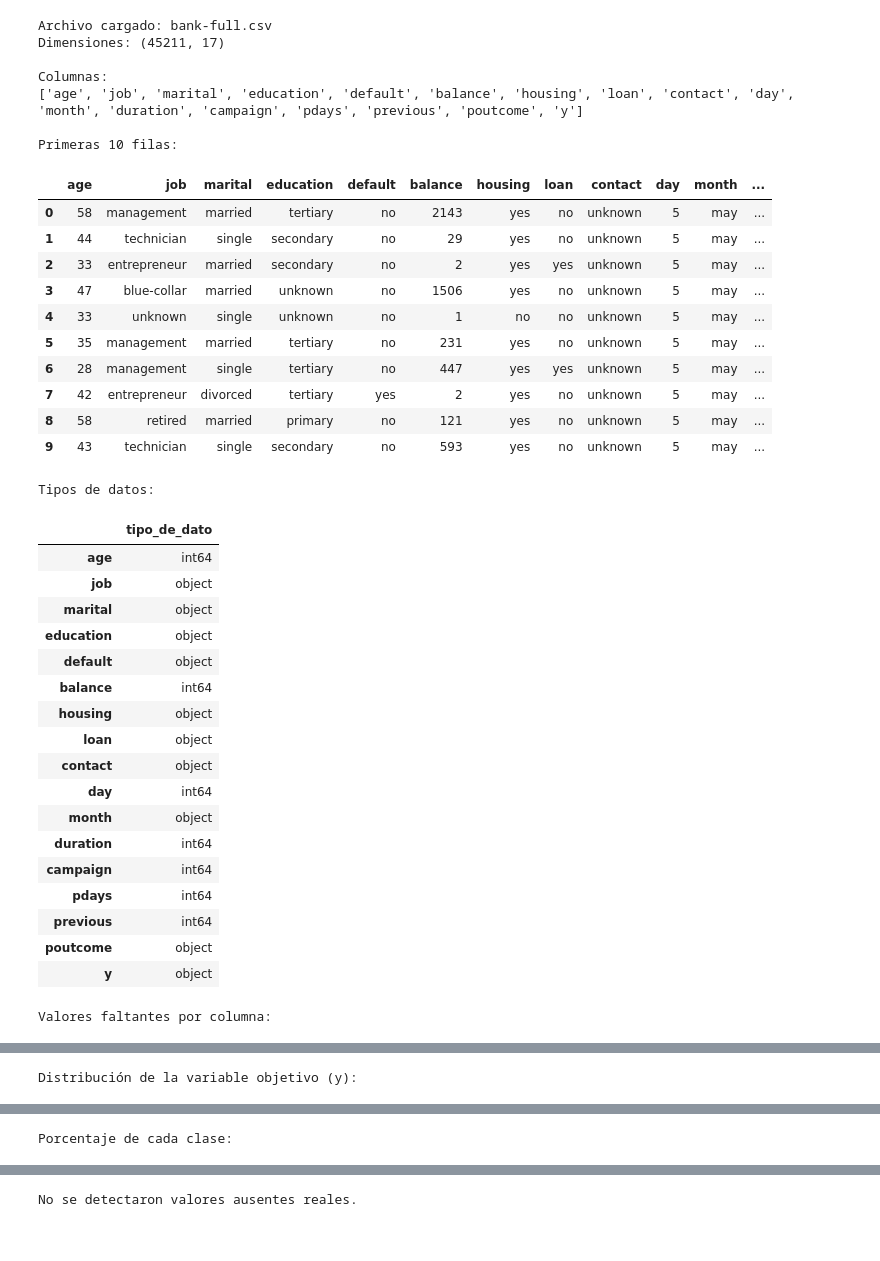
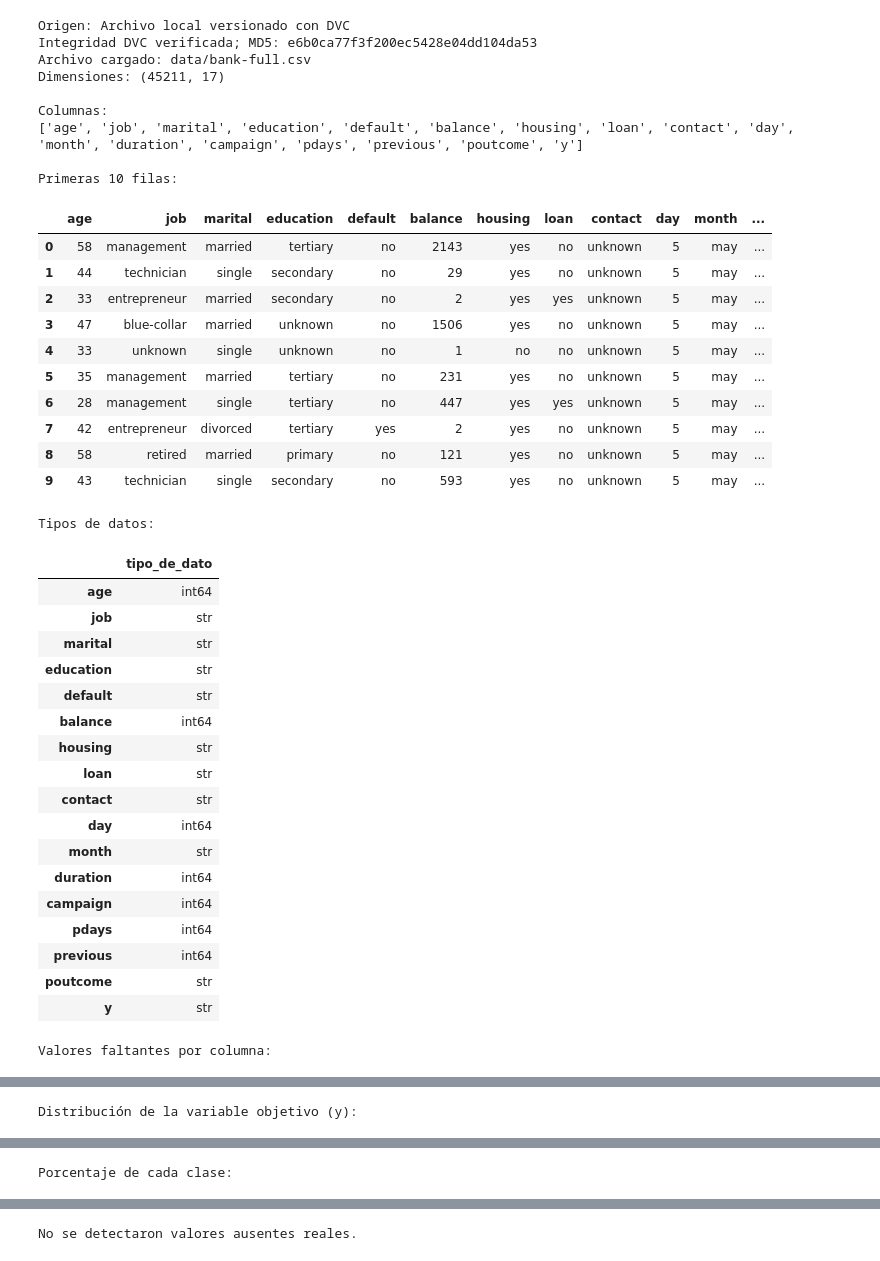
Before and after one commit to CrisSCon/priorizacion-clientes-cdt, a Jupyter notebook: notebooks/01_eda_bank_marketing.ipynb, the cells around one changed output, grey strips where cells are left out. Cells and saved outputs as stored; diff of their text form; code cells hidden in the pictures.

```diff
--- a/notebooks/01_eda_bank_marketing.ipynb
+++ b/notebooks/01_eda_bank_marketing.ipynb
@@ -38,17 +62,33 @@ def buscar_csv(contenido, nombres_preferidos):
 
     return None
 
-resultado = buscar_csv(
-    response.content,
-    ["bank-full.csv", "bank.csv"]
-)
+# Preferir el archivo recuperado mediante dvc pull. Si no está disponible,
+# descargar UCI y exigir que coincida exactamente con la versión de DVC.
+if ruta_dataset.is_file():
+    contenido_csv = ruta_dataset.read_bytes()
+    archivo_encontrado = str(ruta_dataset.relative_to(raiz_proyecto))
+    origen_dataset = "Archivo local versionado con DVC"
+else:
+    url = "https://archive.ics.uci.edu/static/public/222/bank+marketing.zip"
+    response = requests.get(url, timeout=120)
+    response.raise_for_status()
+    resultado = buscar_csv(response.content, ["bank-full.csv"])
+    if resultado is None:
+        raise FileNotFoundError("No se encontró bank-full.csv en el ZIP oficial de UCI.")
+    contenido_csv, archivo_encontrado = resultado
+    origen_dataset = "Descarga oficial UCI verificada contra DVC"
 
-if resultado is None:
-    raise FileNotFoundError(
-        "No se encontró bank-full.csv ni bank.csv dentro del ZIP."
+md5_observado = hashlib.md5(contenido_csv).hexdigest()
+if md5_observado != md5_esperado or len(contenido_csv) != tamano_esperado:
+    raise ValueError(
+        f"El dataset no coincide con DVC: md5={md5_observado}, bytes={len(contenido_csv)}. "
+        "Recupere la versión correcta mediante dvc pull."
     )
-
-contenido_csv, archivo_encontrado = resultado
+if not ruta_dataset.is_file():
+    ruta_dataset.parent.mkdir(parents=True, exist_ok=True)
+    ruta_dataset.write_bytes(contenido_csv)
+print("Origen:", origen_dataset)
+print("Integridad DVC verificada; MD5:", md5_observado)
 
 # El CSV de UCI usa punto y coma como separador
 df = pd.read_csv(
@@ -78,50 +118,52 @@ display(
 print("\nDistribución de la variable objetivo (y):")
 display(df["y"].value_counts(dropna=False).to_frame("cantidad"))
 
 print("\nPorcentaje de cada clase:")
 display(
     (df["y"].value_counts(normalize=True) * 100)
     .round(2)
     .to_frame("porcentaje")
 )
 # %% [output]
-Archivo cargado: bank-full.csv
+Origen: Archivo local versionado con DVC
+Integridad DVC verificada; MD5: e6b0ca77f3f200ec5428e04dd104da53
+Archivo cargado: data/bank-full.csv
 Dimensiones: (45211, 17)
 
 Columnas:
 ['age', 'job', 'marital', 'education', 'default', 'balance', 'housing', 'loan', 'contact', 'day', 'month', 'duration', 'campaign', 'pdays', 'previous', 'poutcome', 'y']
 
 Primeras 10 filas:
 |  | age | job | marital | education | default | balance | housing | loan | contact | day | month | ... |
 | 0 | 58 | management | married | tertiary | no | 2143 | yes | no | unknown | 5 | may | ... |
 | 1 | 44 | technician | single | secondary | no | 29 | yes | no | unknown | 5 | may | ... |
 | 2 | 33 | entrepreneur | married | secondary | no | 2 | yes | yes | unknown | 5 | may | ... |
 | 3 | 47 | blue-collar | married | unknown | no | 1506 | yes | no | unknown | 5 | may | ... |
 | 4 | 33 | unknown | single | unknown | no | 1 | no | no | unknown | 5 | may | ... |
 | 5 | 35 | management | married | tertiary | no | 231 | yes | no | unknown | 5 | may | ... |
 | 6 | 28 | management | single | tertiary | no | 447 | yes | yes | unknown | 5 | may | ... |
 | 7 | 42 | entrepreneur | divorced | tertiary | yes | 2 | yes | no | unknown | 5 | may | ... |
 | 8 | 58 | retired | married | primary | no | 121 | yes | no | unknown | 5 | may | ... |
 | 9 | 43 | technician | single | secondary | no | 593 | yes | no | unknown | 5 | may | ... |
 Tipos de datos:
 |  | tipo_de_dato |
 | age | int64 |
-| job | object |
-| marital | object |
-| education | object |
-| default | object |
+| job | str |
+| marital | str |
+| education | str |
+| default | str |
 | balance | int64 |
-| housing | object |
-| loan | object |
-| contact | object |
+| housing | str |
+| loan | str |
+| contact | str |
 | day | int64 |
-| month | object |
+| month | str |
 | duration | int64 |
 | campaign | int64 |
 | pdays | int64 |
 | previous | int64 |
-| poutcome | object |
-| y | object |
+| poutcome | str |
+| y | str |
 Valores faltantes por columna:
 |  | valores_faltantes |
 | age | 0 |
```
Also changed, not shown: parts of 19 cells of this notebook, 6 other files.
